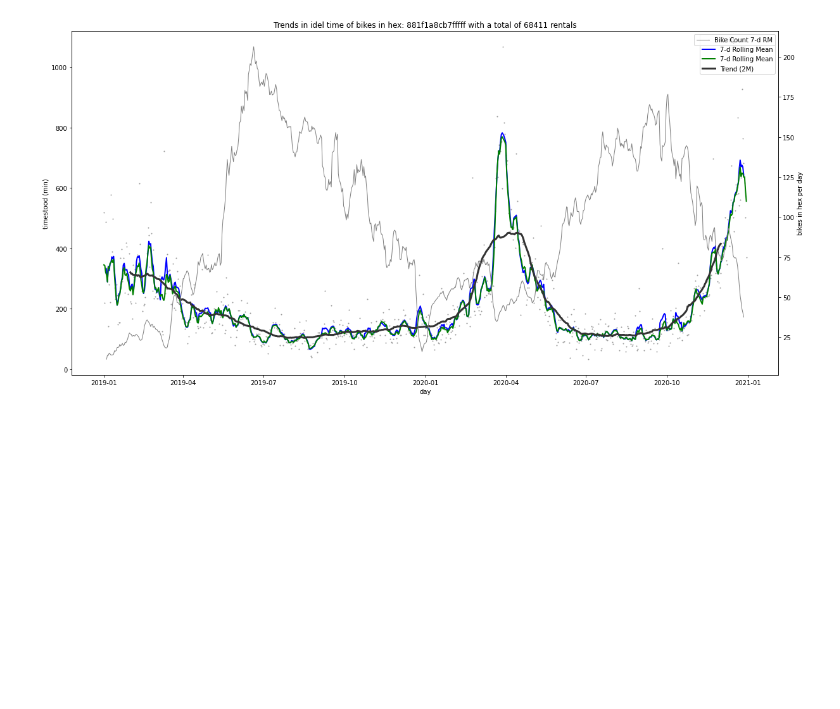
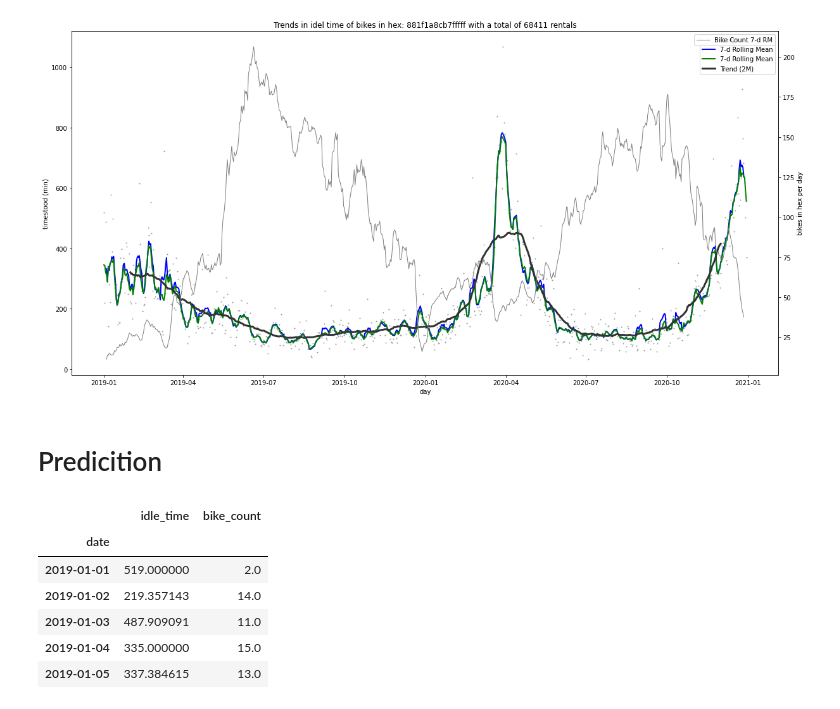
Before and after one commit to jw54kysa/bachelor_thesis_idle_time_prediction_nextbike, a Jupyter notebook: scripts/start_time_series_weighted_mean.ipynb, the cells around one changed output. Cells and saved outputs as stored; diff of their text form; code cells hidden in the pictures; blank space fills up the shorter version.

```diff
--- a/scripts/start_time_series_weighted_mean.ipynb
+++ b/scripts/start_time_series_weighted_mean.ipynb
@@ -146,3 +144,16 @@ data_7d_mean2 = roling_weighted_mean(tsdata,year,days)
 plot_details(tsdata,data_7d_rol,data_2m_rol,data_7d_mean2,hex_id,total_bike_count)
 # %% [output]
 [figure]
+# %% [markdown]
+# Predicition
+# %%
+#del tsdata['list']
+tsdata.head()
+# %% [output]
+|  | idle_time | bike_count |
+| date |  |  |
+| 2019-01-01 | 519.000000 | 2.0 |
+| 2019-01-02 | 219.357143 | 14.0 |
+| 2019-01-03 | 487.909091 | 11.0 |
+| 2019-01-04 | 335.000000 | 15.0 |
+| 2019-01-05 | 337.384615 | 13.0 |
```
Also changed, not shown: parts of 6 cells of this notebook.
